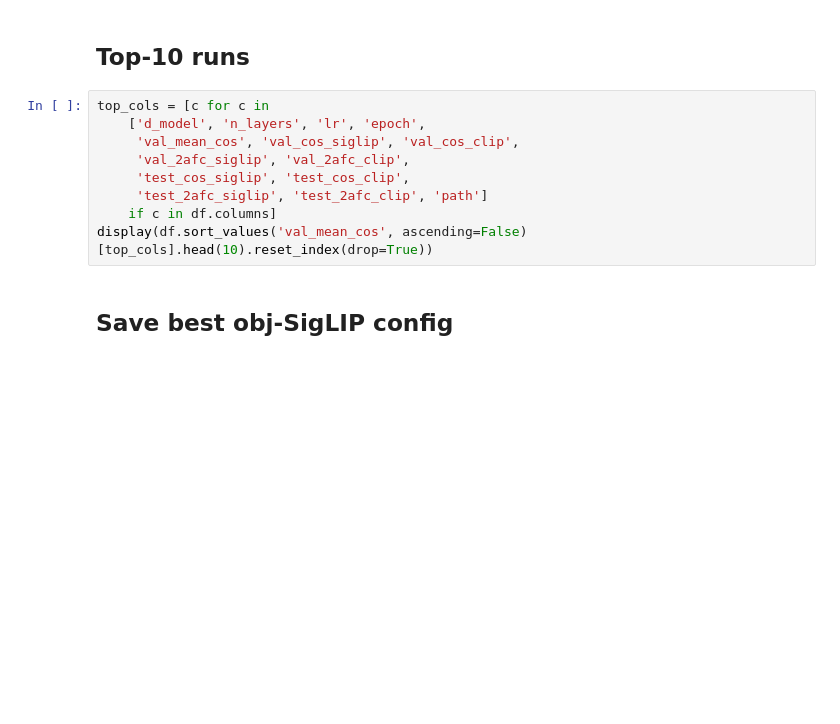
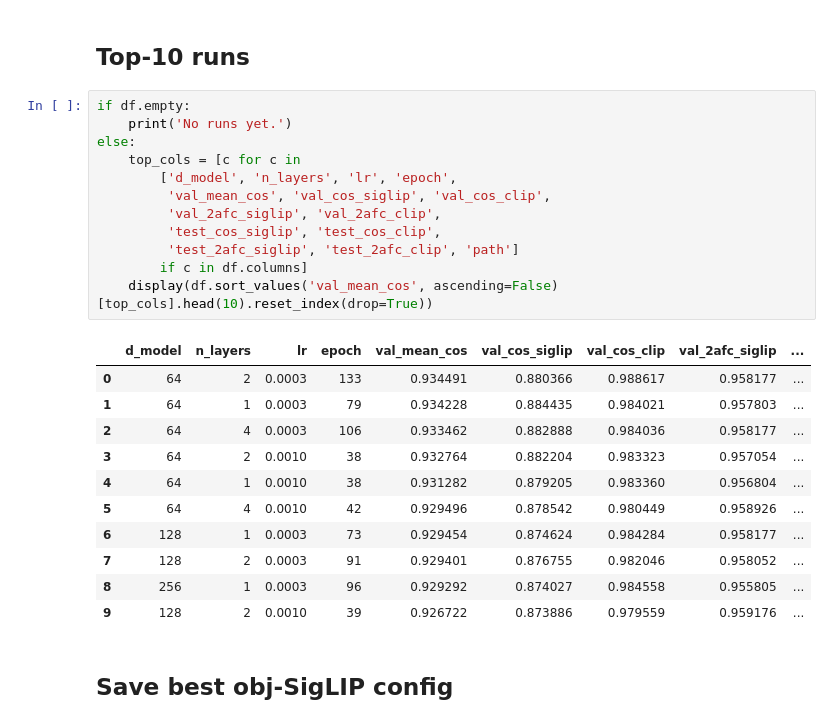
Before and after one commit to YAOJaredz/NeurObjectGen, a Jupyter notebook: notebooks/sweep_hvm_multihead_obj_results.ipynb, the cells around one changed output. Drawn from its saved outputs; the diff is of its cells as text; blank space fills up the shorter version.

```diff
--- a/notebooks/sweep_hvm_multihead_obj_results.ipynb
+++ b/notebooks/sweep_hvm_multihead_obj_results.ipynb
@@ -121,14 +157,29 @@ else:
 # %% [markdown]
 ## Top-10 runs
 # %%
-top_cols = [c for c in
-    ['d_model', 'n_layers', 'lr', 'epoch',
-     'val_mean_cos', 'val_cos_siglip', 'val_cos_clip',
-     'val_2afc_siglip', 'val_2afc_clip',
-     'test_cos_siglip', 'test_cos_clip',
-     'test_2afc_siglip', 'test_2afc_clip', 'path']
-    if c in df.columns]
-display(df.sort_values('val_mean_cos', ascending=False)[top_cols].head(10).reset_index(drop=True))
+if df.empty:
+    print('No runs yet.')
+else:
+    top_cols = [c for c in
+        ['d_model', 'n_layers', 'lr', 'epoch',
+         'val_mean_cos', 'val_cos_siglip', 'val_cos_clip',
+         'val_2afc_siglip', 'val_2afc_clip',
+         'test_cos_siglip', 'test_cos_clip',
+         'test_2afc_siglip', 'test_2afc_clip', 'path']
+        if c in df.columns]
+    display(df.sort_values('val_mean_cos', ascending=False)[top_cols].head(10).reset_index(drop=True))
+# %% [output]
+|  | d_model | n_layers | lr | epoch | val_mean_cos | val_cos_siglip | val_cos_clip | val_2afc_siglip | ... |
+| 0 | 64 | 2 | 0.0003 | 133 | 0.934491 | 0.880366 | 0.988617 | 0.958177 | ... |
+| 1 | 64 | 1 | 0.0003 | 79 | 0.934228 | 0.884435 | 0.984021 | 0.957803 | ... |
+| 2 | 64 | 4 | 0.0003 | 106 | 0.933462 | 0.882888 | 0.984036 | 0.958177 | ... |
+| 3 | 64 | 2 | 0.0010 | 38 | 0.932764 | 0.882204 | 0.983323 | 0.957054 | ... |
+| 4 | 64 | 1 | 0.0010 | 38 | 0.931282 | 0.879205 | 0.983360 | 0.956804 | ... |
+| 5 | 64 | 4 | 0.0010 | 42 | 0.929496 | 0.878542 | 0.980449 | 0.958926 | ... |
+| 6 | 128 | 1 | 0.0003 | 73 | 0.929454 | 0.874624 | 0.984284 | 0.958177 | ... |
+| 7 | 128 | 2 | 0.0003 | 91 | 0.929401 | 0.876755 | 0.982046 | 0.958052 | ... |
+| 8 | 256 | 1 | 0.0003 | 96 | 0.929292 | 0.874027 | 0.984558 | 0.955805 | ... |
+| 9 | 128 | 2 | 0.0010 | 39 | 0.926722 | 0.873886 | 0.979559 | 0.959176 | ... |
 # %% [markdown]
 ## Save best obj-SigLIP config
 # %%
```
Also changed, not shown: parts of 4 cells of this notebook, 1 other file.
